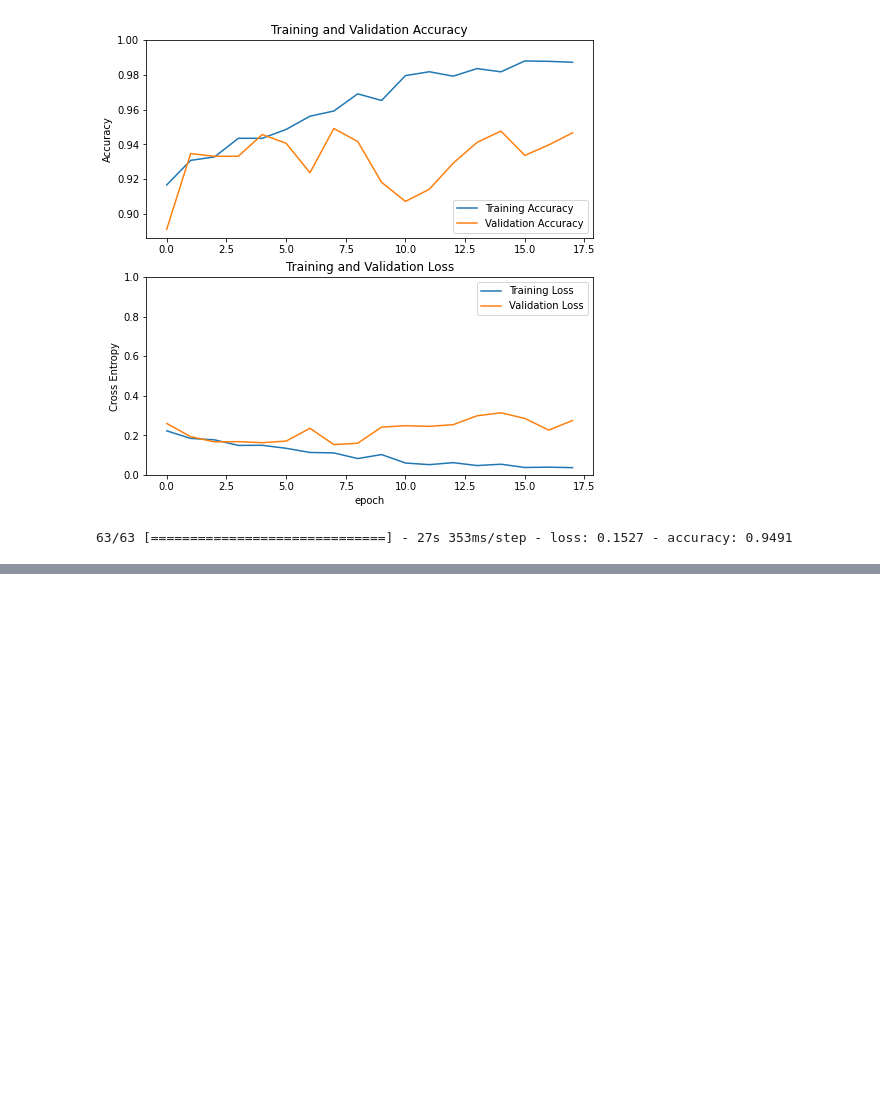
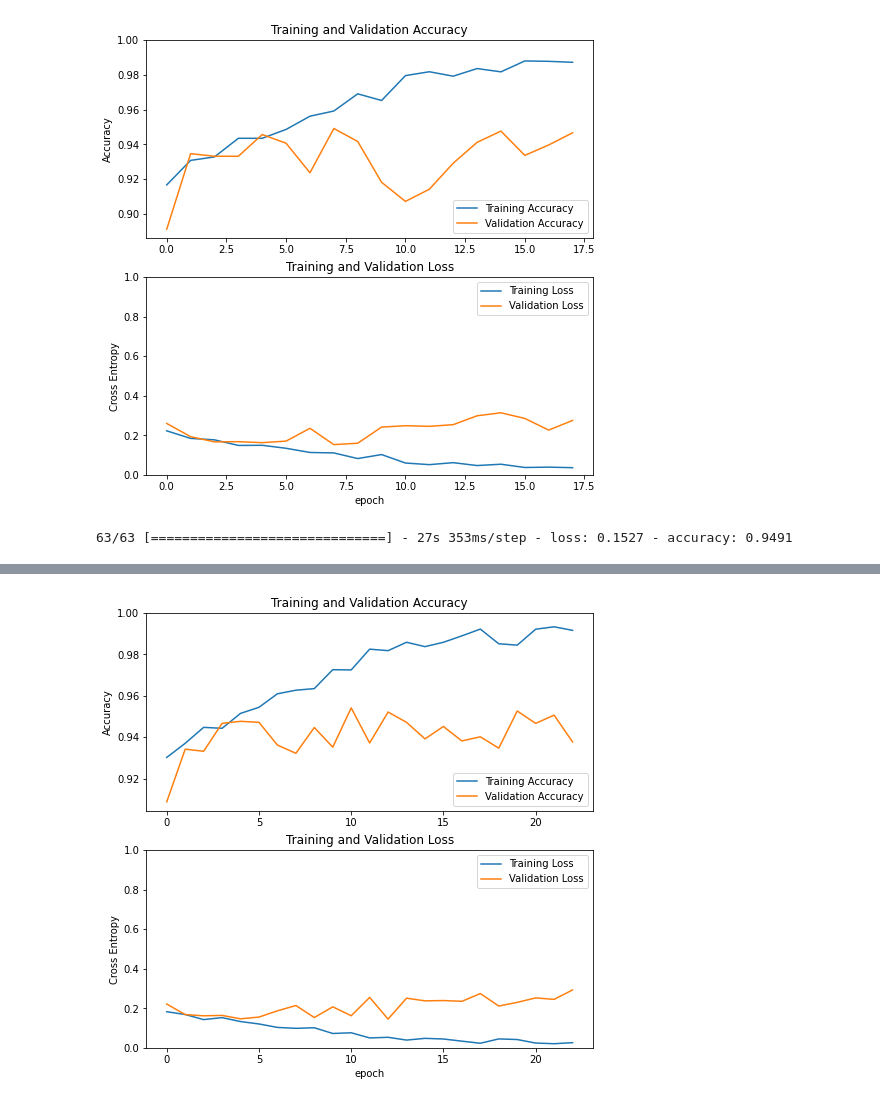
Before and after one commit to An-Dongsun/Melanoma-Detection, a Jupyter notebook: DL_model_제작.ipynb, the cells around one changed output, grey strips where cells are left out. Drawn from its saved outputs; the diff is of its cells as text; code cells hidden in the pictures; blank space fills up the shorter version.

Commit message:
EfficientNetV2S - 모델 성능 확인

```diff
--- a/DL_model_제작.ipynb
+++ b/DL_model_제작.ipynb
@@ -496,0 +499,7 @@ inception_resnet_model.save('EfficientNet_V2M_model.h5')
+# %%
+EfficientNet_V2S = tf.keras.applications.efficientnet_v2.EfficientNetV2S(
+                   include_top = False,
+                   weights = 'imagenet',
+                   input_tensor = None,
+                   input_shape = (256, 256, 3)
+                   )
@@ -496,0 +514,10 @@ inception_resnet_model.save('EfficientNet_V2M_model.h5')
+# %%
+# 모델에 출력층을 생성해준다.
+x = EfficientNet_V2S.output
+x = GlobalAveragePooling2D()(x)
+# 다중 분류 모델을 만들어준다.
+x = Dense(1024, activation='relu')(x)
+x = Dense(512, activation='relu')(x)
+x = Dense(256, activation='relu')(x)
+predictions = Dense(5, activation='softmax')(x) # 출력층을 설계한다.
+EfficientNet_V2S_model = Model(EfficientNet_V2S.input, predictions)
@@ -496,0 +544,3 @@ inception_resnet_model.save('EfficientNet_V2M_model.h5')
+# %%
+# 모델 컴파일
+EfficientNet_V2S_model.compile(optimizer = 'adam', loss = 'categorical_crossentropy', metrics = ['accuracy', 'Precision','Recall'])
@@ -496,0 +600,27 @@ inception_resnet_model.save('EfficientNet_V2M_model.h5')
+# %%
+acc = results4.history['accuracy']
+val_acc = results4.history['val_accuracy']
+
+loss = results4.history['loss']
+val_loss = results4.history['val_loss']
+
+plt.figure(figsize=(8, 8))
+plt.subplot(2, 1, 1)
+plt.plot(acc, label='Training Accuracy')
+plt.plot(val_acc, label='Validation Accuracy')
+plt.legend(loc='lower right')
+plt.ylabel('Accuracy')
+plt.ylim([min(plt.ylim()),1])
+plt.title('Training and Validation Accuracy')
+
+plt.subplot(2, 1, 2)
+plt.plot(loss, label='Training Loss')
+plt.plot(val_loss, label='Validation Loss')
+plt.legend(loc='upper right')
+plt.ylabel('Cross Entropy')
+plt.ylim([0,1.0])
+plt.title('Training and Validation Loss')
+plt.xlabel('epoch')
+plt.show()
+# %% [output]
+[figure, added]
```
Also changed, not shown: parts of 9 cells of this notebook.
